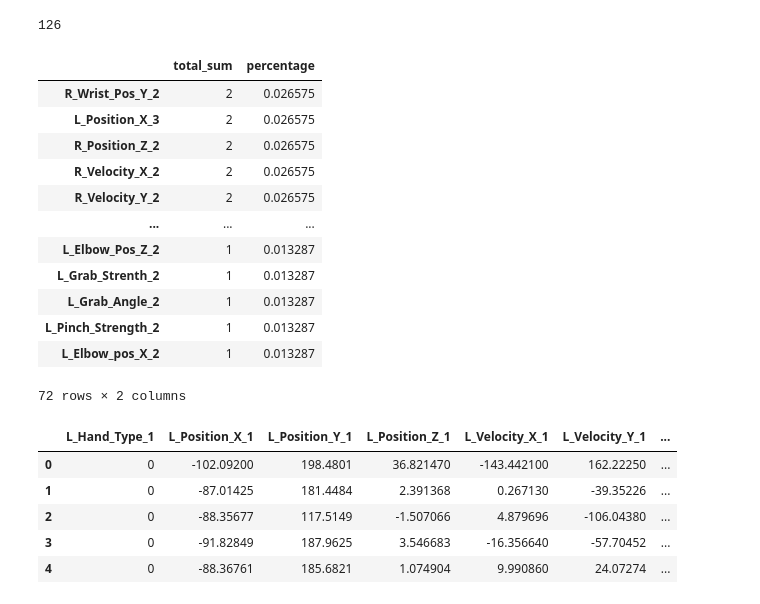
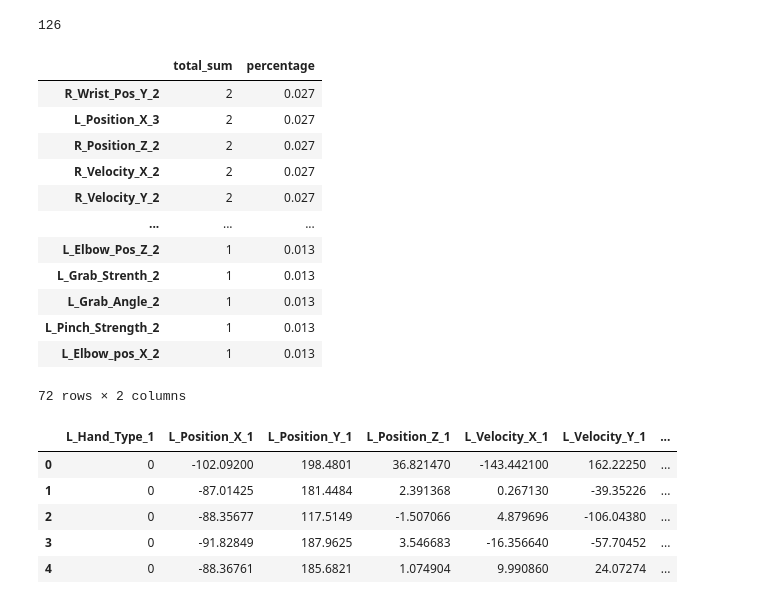
Before and after one commit to renanarimon/ML, a Jupyter notebook: a hands.ipynb, the cells around one changed output. Saved outputs shown, nothing was run; the diff lists cells and outputs as text; code cells hidden in the pictures.

```diff
--- a/a hands.ipynb
+++ b/a hands.ipynb
@@ -226,23 +229,23 @@ df.isna().sum().sum()
 # %%
 # calcuate the precentage to understand the impact of the NaN on the data set
 total_sum = df.isnull().sum().sort_values(ascending=False)
-percentage = (total_sum/df.isnull().count())*100
+percentage = round((total_sum/df.isnull().count())*100, 3)
 df1 = pd.concat([total_sum, percentage], axis=1, keys=['total_sum', 'percentage'])
 df2 = df1[df1['total_sum']>0]
 df2
 # %% [output]
 |  | total_sum | percentage |
-| R_Wrist_Pos_Y_2 | 2 | 0.026575 |
-| L_Position_X_3 | 2 | 0.026575 |
-| R_Position_Z_2 | 2 | 0.026575 |
-| R_Velocity_X_2 | 2 | 0.026575 |
-| R_Velocity_Y_2 | 2 | 0.026575 |
+| R_Wrist_Pos_Y_2 | 2 | 0.027 |
+| L_Position_X_3 | 2 | 0.027 |
+| R_Position_Z_2 | 2 | 0.027 |
+| R_Velocity_X_2 | 2 | 0.027 |
+| R_Velocity_Y_2 | 2 | 0.027 |
 | ... | ... | ... |
-| L_Elbow_Pos_Z_2 | 1 | 0.013287 |
-| L_Grab_Strenth_2 | 1 | 0.013287 |
-| L_Grab_Angle_2 | 1 | 0.013287 |
-| L_Pinch_Strength_2 | 1 | 0.013287 |
-| L_Elbow_pos_X_2 | 1 | 0.013287 |
+| L_Elbow_Pos_Z_2 | 1 | 0.013 |
+| L_Grab_Strenth_2 | 1 | 0.013 |
+| L_Grab_Angle_2 | 1 | 0.013 |
+| L_Pinch_Strength_2 | 1 | 0.013 |
+| L_Elbow_pos_X_2 | 1 | 0.013 |
 72 rows × 2 columns
 # %%
 df = df.dropna()
```
Also changed, not shown: parts of 9 cells of this notebook.
